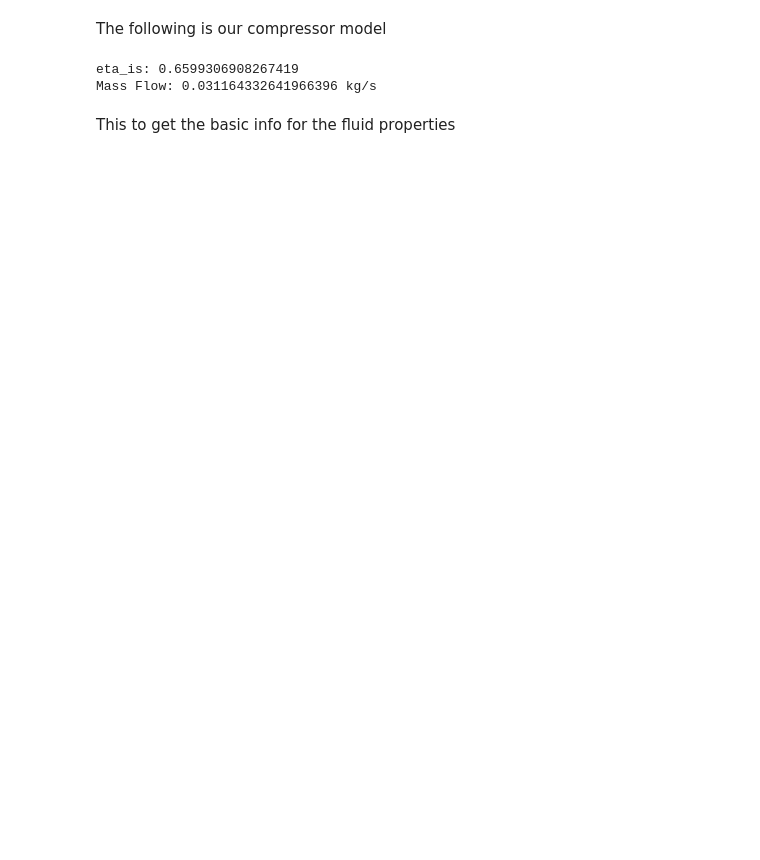
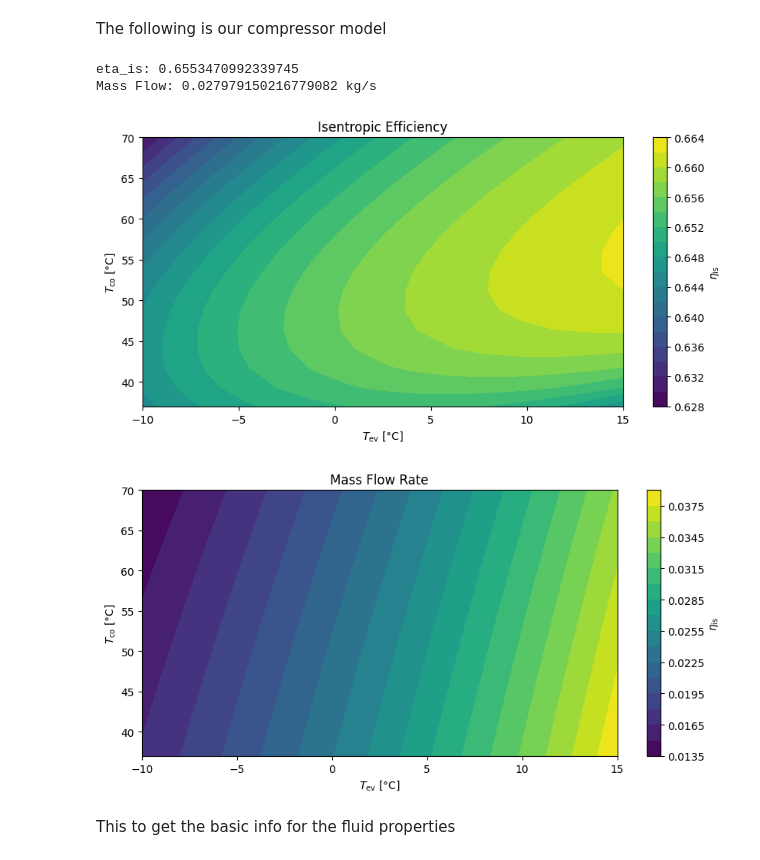
Before and after one commit to Ohasbini/SHCT, a Jupyter notebook: 01_workbench.ipynb, the cells around one changed output. Saved outputs shown, nothing was run; the diff lists cells and outputs as text; code cells hidden in the pictures; blank space fills up the shorter version.

```diff
--- a/01_workbench.ipynb
+++ b/01_workbench.ipynb
@@ -7,18 +8,47 @@ import plotDiag_Th_Ts as Diag
 # %% [markdown]
 The following is our compressor model
 # %%
-T_ev = 10.0
-T_co = 60.0
-DeltaT_sh = 2.0
-DeltaT_sc = 2.0
+T_ev = 5
+T_co = 40
+DeltaT_sh = 5.0
+DeltaT_sc = 5.0
 D = 30.0              #mm
 param = [T_ev,T_co,DeltaT_sh,DeltaT_sc,D]
 eta_is, m_dot = cm.recip_comp_corr_SP(param,"Propane")
 print("eta_is:", eta_is)
 print("Mass Flow:", m_dot, "kg/s")
 # %% [output]
-eta_is: 0.6599306908267419
-Mass Flow: 0.031164332641966396 kg/s
+eta_is: 0.6553470992339745
+Mass Flow: 0.027979150216779082 kg/s
+# %%
+n = 15
+T_evs = linspace(-10.,15.,n)
+T_cos = linspace(37.,70.,n)
+
+eta_iss = zeros((n,n))
+m_dots = zeros((n,n))
+for i in range(n):
+    for j in range(n):
+        param = [T_evs[i],T_cos[j],DeltaT_sh,DeltaT_sc,D]
+        eta_iss[i,j], m_dots[i,j] = cm.recip_comp_corr_SP(param,"Propane")
+# %%
+plt.figure(figsize=(10, 4.5))
+contour_filled = plt.contourf(T_evs, T_cos, eta_iss.T, levels=20, cmap='viridis')
+plt.colorbar(contour_filled, label="$\\eta_\\text{is}$")
+plt.xlabel('$T_\\text{ev}$ [°C]')
+plt.ylabel('$T_\\text{co}$ [°C]')
+plt.title('Isentropic Efficiency')
+plt.show()
+plt.figure(figsize=(10, 4.5))
+contour_filled = plt.contourf(T_evs, T_cos, m_dots.T, levels=20, cmap='viridis')
+plt.colorbar(contour_filled, label="$\\eta_\\text{is}$")
+plt.xlabel('$T_\\text{ev}$ [°C]')
+plt.ylabel('$T_\\text{co}$ [°C]')
+plt.title('Mass Flow Rate')
+plt.show()
+# %% [output]
+[figure, added]
+[figure, added]
 # %% [markdown]
 This to get the basic info for the fluid properties
 # %%
```
Also changed, not shown: parts of 10 cells of this notebook, 1 other file.
